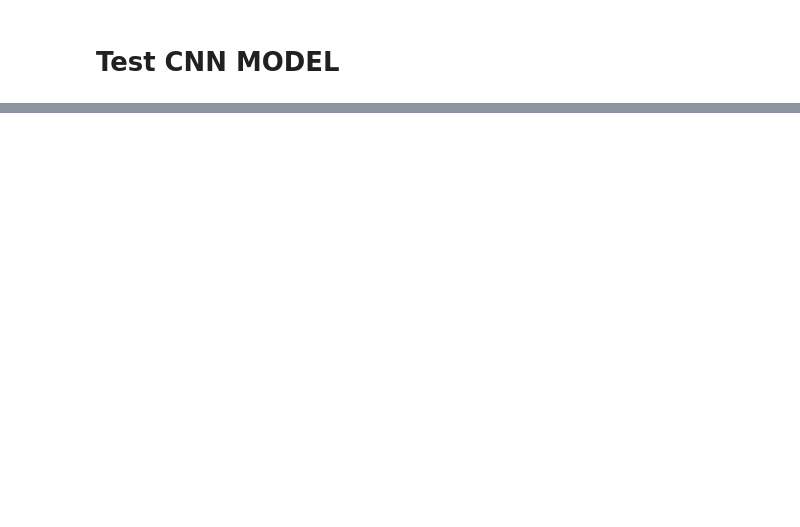
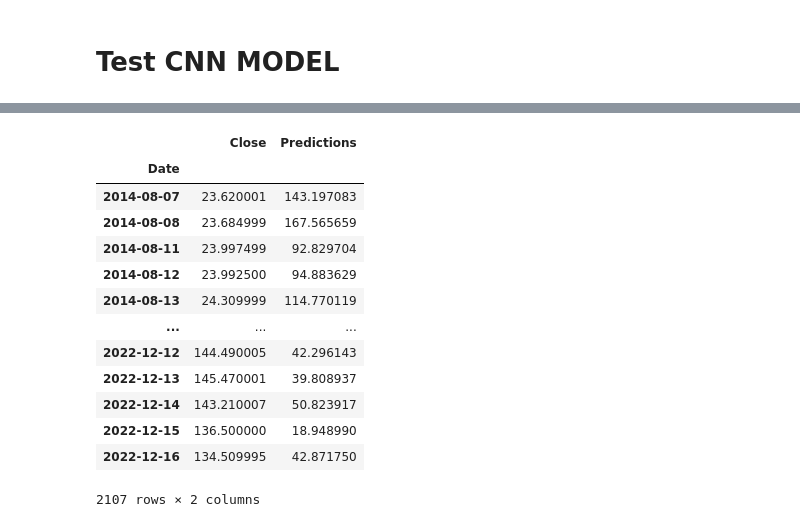
Before and after one commit to Dmitriy-code-hub/1, a Jupyter notebook: Untitled1.ipynb, the cells around one changed output, grey strips where cells are left out. Drawn from its saved outputs; the diff is of its cells as text; code cells hidden in the pictures; blank space fills up the shorter version.

```diff
--- a/Untitled1.ipynb
+++ b/Untitled1.ipynb
@@ -259,0 +417,17 @@ NameError: ignored
+# %%
+valid
+# %% [output]
+|  | Close | Predictions |
+| Date |  |  |
+| 2014-08-07 | 23.620001 | 143.197083 |
+| 2014-08-08 | 23.684999 | 167.565659 |
+| 2014-08-11 | 23.997499 | 92.829704 |
+| 2014-08-12 | 23.992500 | 94.883629 |
+| 2014-08-13 | 24.309999 | 114.770119 |
+| ... | ... | ... |
+| 2022-12-12 | 144.490005 | 42.296143 |
+| 2022-12-13 | 145.470001 | 39.808937 |
+| 2022-12-14 | 143.210007 | 50.823917 |
+| 2022-12-15 | 136.500000 | 18.948990 |
+| 2022-12-16 | 134.509995 | 42.871750 |
+2107 rows × 2 columns
```
Also changed, not shown: parts of 41 cells of this notebook.
